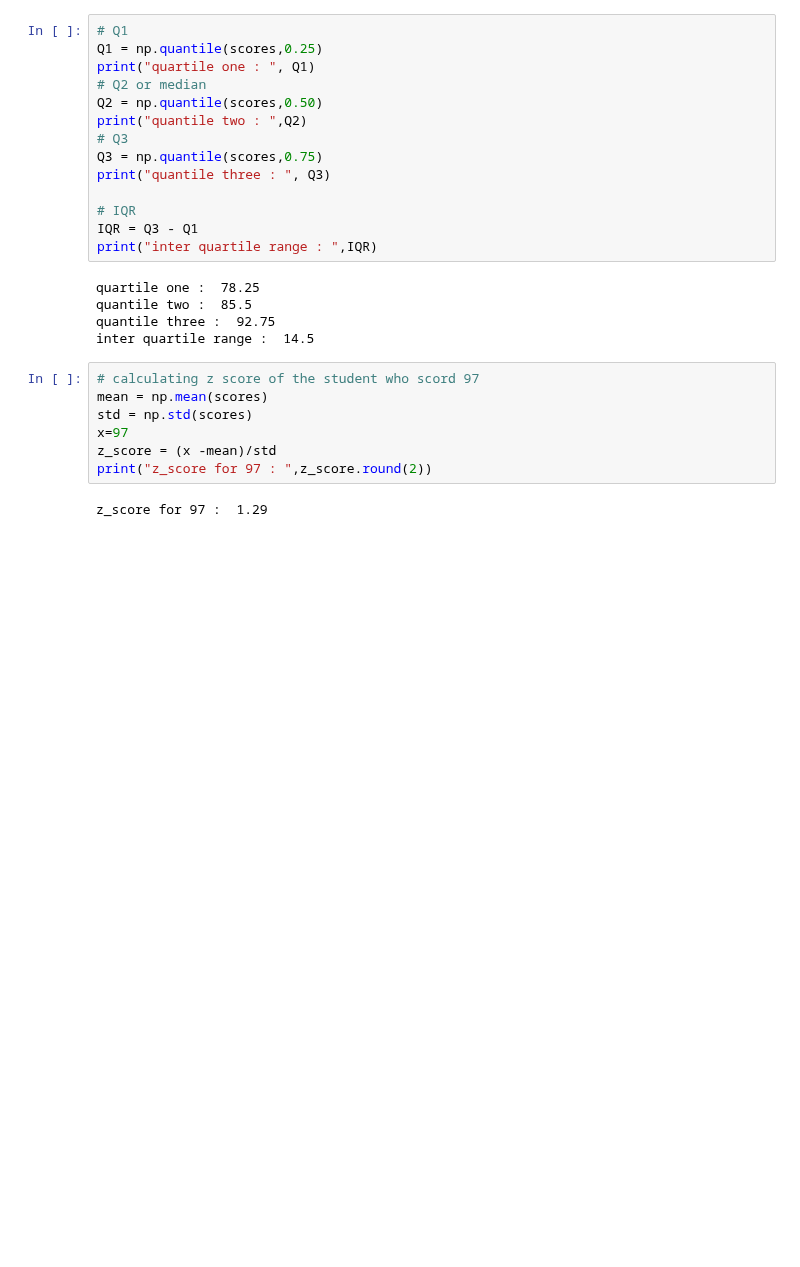
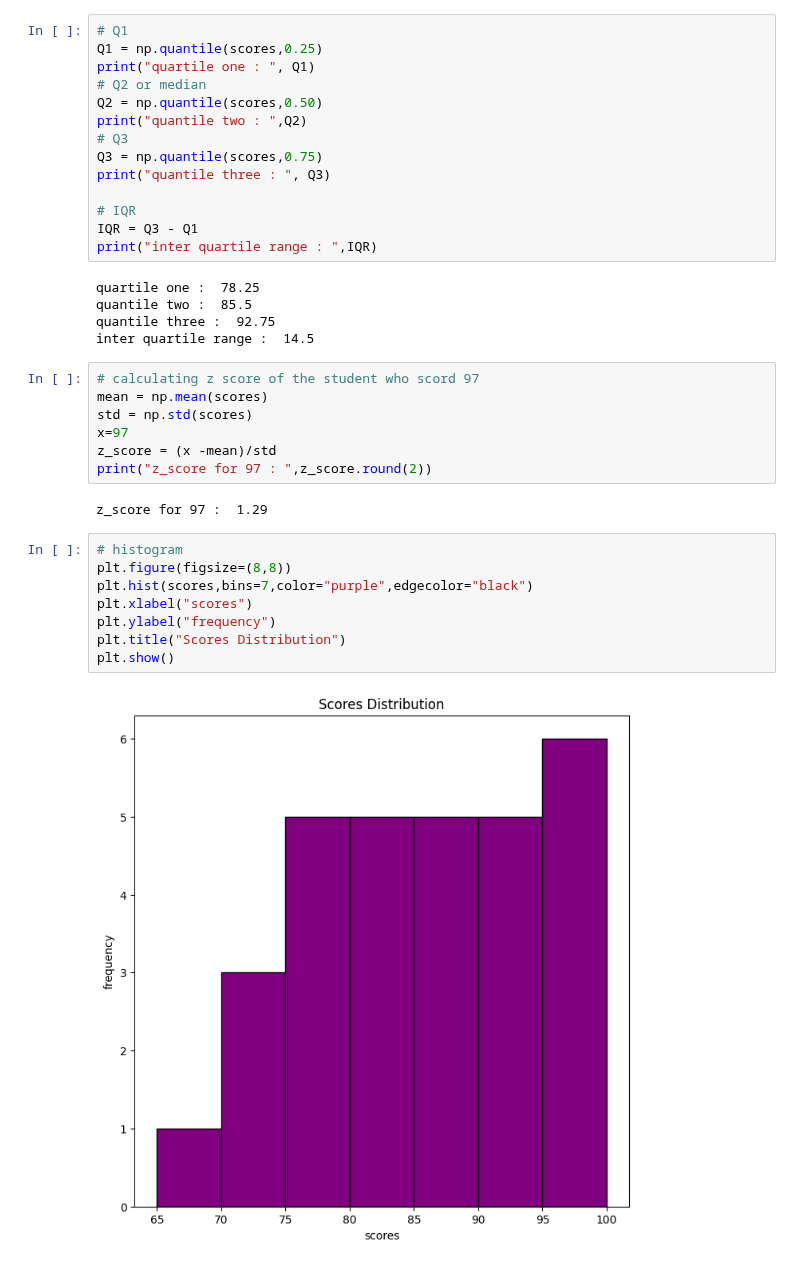
Before and after one commit to Engr-Jawad/statistics_for_data_Science, a Jupyter notebook: problem_2.ipynb, the cells around one changed output. Cells and saved outputs as stored; diff of their text form; blank space fills up the shorter version.

```diff
--- a/problem_2.ipynb
+++ b/problem_2.ipynb
@@ -71,3 +71,13 @@ z_score = (x -mean)/std
 print("z_score for 97 : ",z_score.round(2))
 # %% [output]
 z_score for 97 :  1.29
+# %%
+# histogram
+plt.figure(figsize=(8,8))
+plt.hist(scores,bins=7,color="purple",edgecolor="black")
+plt.xlabel("scores")
+plt.ylabel("frequency")
+plt.title("Scores Distribution")
+plt.show()
+# %% [output]
+[figure, added]
```
Also changed, not shown: parts of 1 cell of this notebook.
